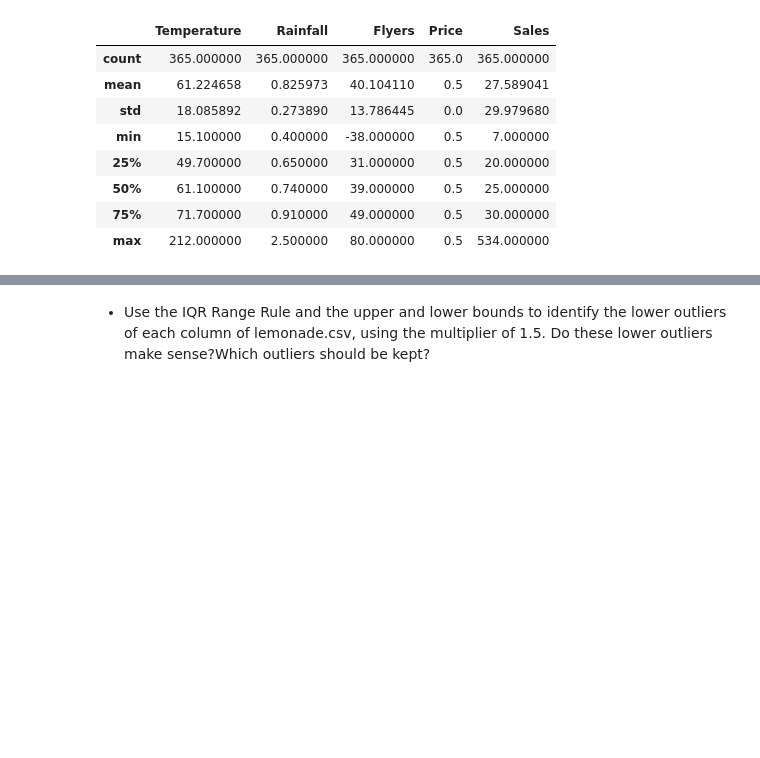
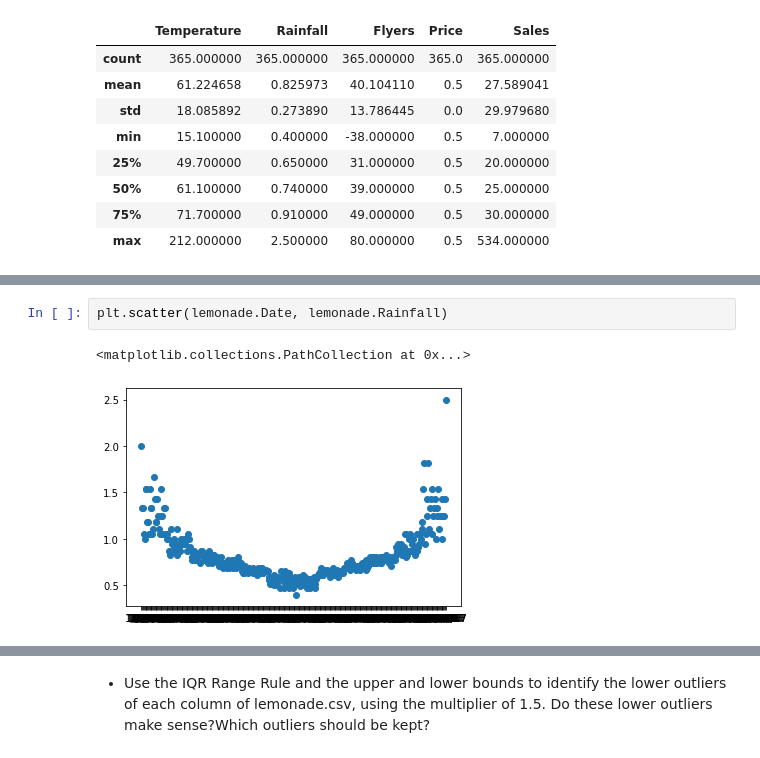
Before and after one commit to davidwederstrandtsr/anomaly-detection, a Jupyter notebook: continuous_probabilistic_methods.ipynb, the cells around one changed output, grey strips where cells are left out. Drawn from its saved outputs; the diff is of its cells as text; blank space fills up the shorter version.

```diff
--- a/continuous_probabilistic_methods.ipynb
+++ b/continuous_probabilistic_methods.ipynb
@@ -51,0 +102,5 @@ lemonade.describe()
+# %%
+plt.scatter(lemonade.Date, lemonade.Rainfall)
+# %% [output]
+<matplotlib.collections.PathCollection at 0x...>
+[figure, added]
```
Also changed, not shown: parts of 54 cells of this notebook.
